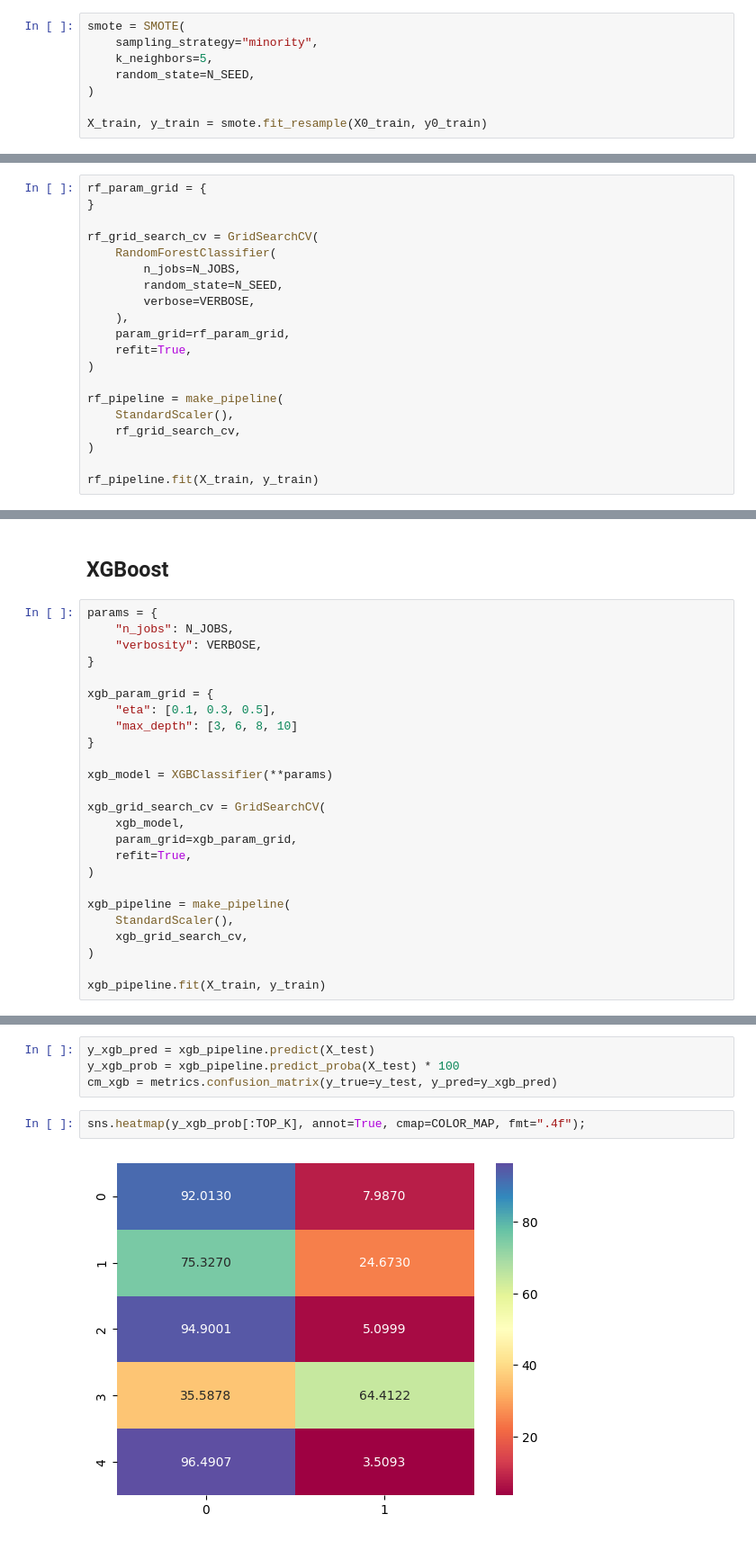
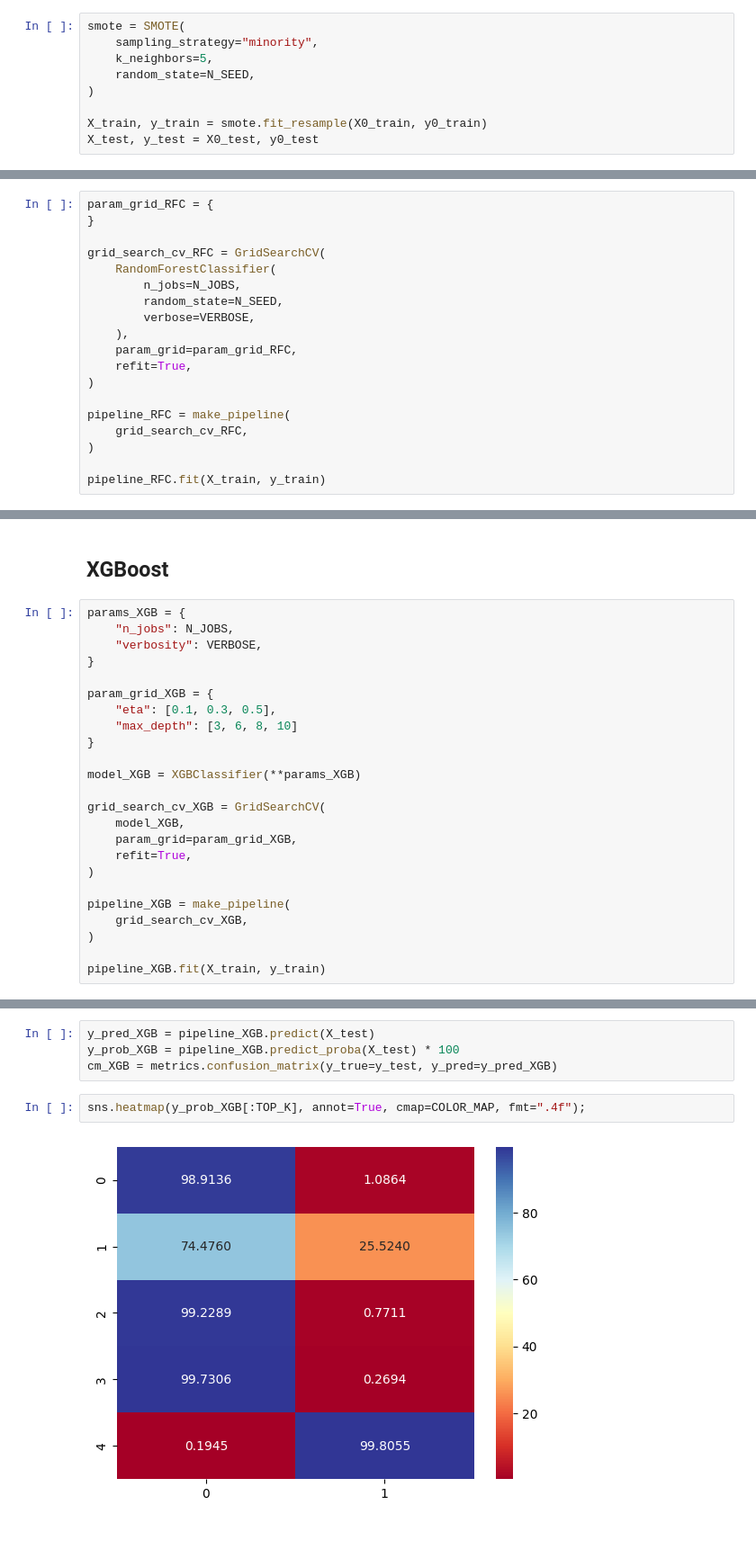
Before and after one commit to thaiduongngo/sunrise-notebooks, a Jupyter notebook: notebooks/ml_customer_churn.ipynb, the cells around one changed output, grey strips where cells are left out. Shown: that part at 90% size. Cells and saved outputs as stored; diff of their text form.

```diff
--- a/notebooks/ml_customer_churn.ipynb
+++ b/notebooks/ml_customer_churn.ipynb
@@ -229,3 +242,4 @@ smote = SMOTE(
 )
 
 X_train, y_train = smote.fit_resample(X0_train, y0_train)
+X_test, y_test = X0_test, y0_test
@@ -305,23 +337,22 @@ plot_classification(y_true=y_test, y_pred=y_lr_pred)
 # %% [markdown]
 ## Random Forest Classifier
 # %%
-rf_param_grid = {
+param_grid_RFC = {
 }
 
-rf_grid_search_cv = GridSearchCV(
+grid_search_cv_RFC = GridSearchCV(
     RandomForestClassifier(
         n_jobs=N_JOBS,
         random_state=N_SEED,
         verbose=VERBOSE,
     ),
-    param_grid=rf_param_grid,
+    param_grid=param_grid_RFC,
     refit=True,
 )
 
-rf_pipeline = make_pipeline(
-    StandardScaler(),
-    rf_grid_search_cv,
+pipeline_RFC = make_pipeline(
+    grid_search_cv_RFC,
 )
 
-rf_pipeline.fit(X_train, y_train)
+pipeline_RFC.fit(X_train, y_train)
 # %% [output]
@@ -371,28 +430,27 @@ plot_classification(y_true=y_test, y_pred=y_rf_pred)
 # %% [markdown]
 ## XGBoost
 # %%
-params = {
+params_XGB = {
     "n_jobs": N_JOBS,
     "verbosity": VERBOSE,
 }
 
-xgb_param_grid = {
+param_grid_XGB = {
     "eta": [0.1, 0.3, 0.5],
     "max_depth": [3, 6, 8, 10]
 }
 
-xgb_model = XGBClassifier(**params)
+model_XGB = XGBClassifier(**params_XGB)
 
-xgb_grid_search_cv = GridSearchCV(
-    xgb_model,
-    param_grid=xgb_param_grid,
+grid_search_cv_XGB = GridSearchCV(
+    model_XGB,
+    param_grid=param_grid_XGB,
     refit=True,
 )
 
-xgb_pipeline = make_pipeline(
-    StandardScaler(),
-    xgb_grid_search_cv,
+pipeline_XGB = make_pipeline(
+    grid_search_cv_XGB,
 )
 
-xgb_pipeline.fit(X_train, y_train)
+pipeline_XGB.fit(X_train, y_train)
 # %% [output]
@@ -436,9 +494,9 @@ xgb_grid_search_cv.cv_results_
 # %%
-y_xgb_pred = xgb_pipeline.predict(X_test)
-y_xgb_prob = xgb_pipeline.predict_proba(X_test) * 100
-cm_xgb = metrics.confusion_matrix(y_true=y_test, y_pred=y_xgb_pred)
+y_pred_XGB = pipeline_XGB.predict(X_test)
+y_prob_XGB = pipeline_XGB.predict_proba(X_test) * 100
+cm_XGB = metrics.confusion_matrix(y_true=y_test, y_pred=y_pred_XGB)
 # %%
-sns.heatmap(y_xgb_prob[:TOP_K], annot=True, cmap=COLOR_MAP, fmt=".4f");
+sns.heatmap(y_prob_XGB[:TOP_K], annot=True, cmap=COLOR_MAP, fmt=".4f");
 # %% [output]
-[figure, old version]
+[figure, new version]
 # %%
```
Also changed, not shown: parts of 45 cells of this notebook, 1 other file.
